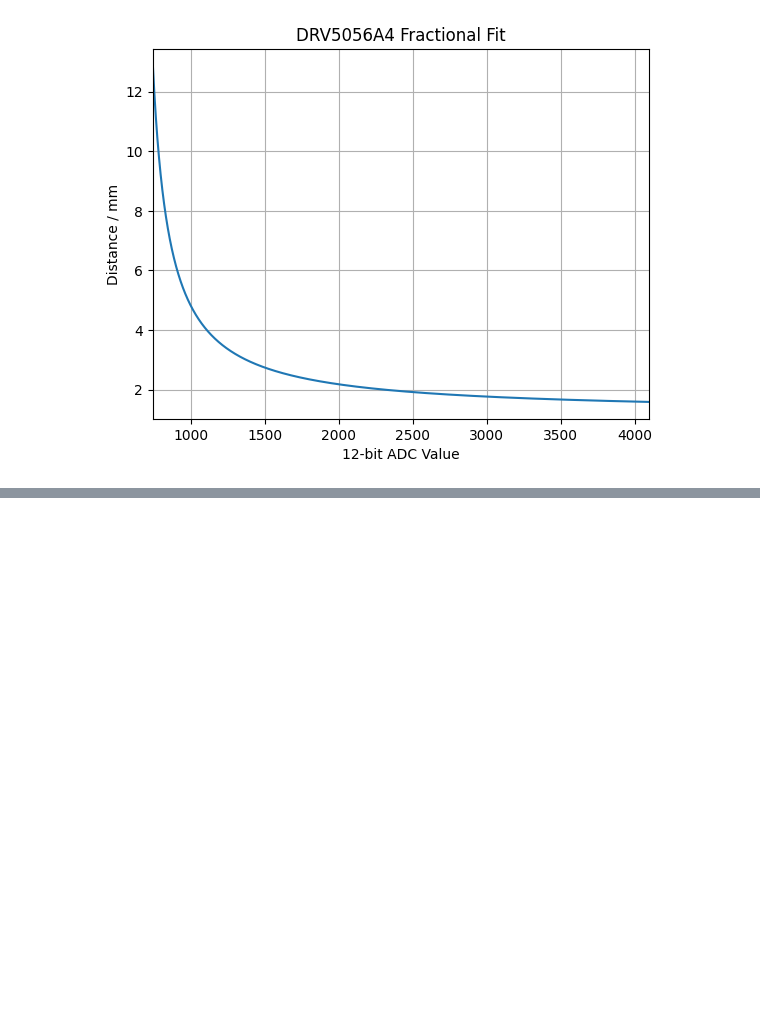
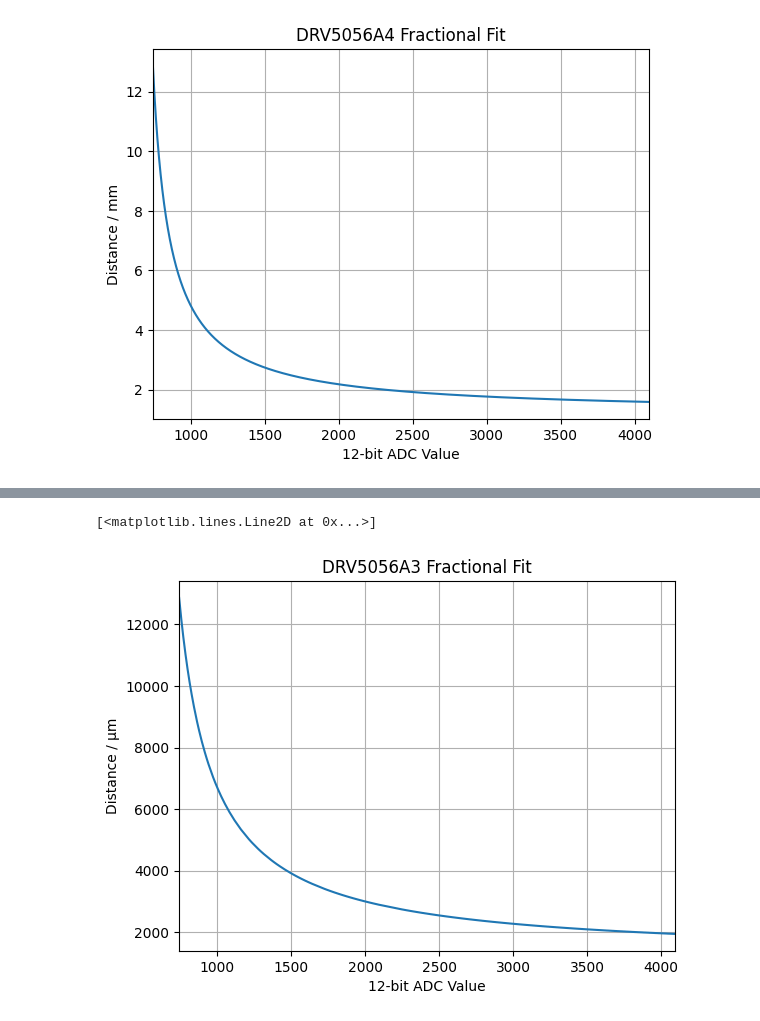
Before and after one commit to Ace4896/cloverpad-hardware, a Jupyter notebook: docs/notebooks/magnet-distance.ipynb, the cells around one changed output, grey strips where cells are left out. Cells and saved outputs as stored; diff of their text form; code cells hidden in the pictures; blank space fills up the shorter version.

Commit message:
feat: curve fitting magnet distance in micrometres

```diff
--- a/docs/notebooks/magnet-distance.ipynb
+++ b/docs/notebooks/magnet-distance.ipynb
@@ -262,0 +269,13 @@ plt.plot(adc_range, frac_fit_a4)
+# %%
+# We're just modifying the existing fractional graphs, so we can just multiply by 1000, then cast to integer
+frac_fit_a3_micrometres = (frac_fit_a3 * 1000).astype(int)
+
+plt.grid()
+plt.xlim(quiescent_adc, max_adc)
+plt.xlabel('12-bit ADC Value')
+plt.ylabel('Distance / μm')
+plt.title('DRV5056A3 Fractional Fit')
+plt.plot(adc_range, frac_fit_a3_micrometres)
+# %% [output]
+[<matplotlib.lines.Line2D at 0x...>]
+[figure, added]
```
Also changed, not shown: parts of 4 cells of this notebook.
